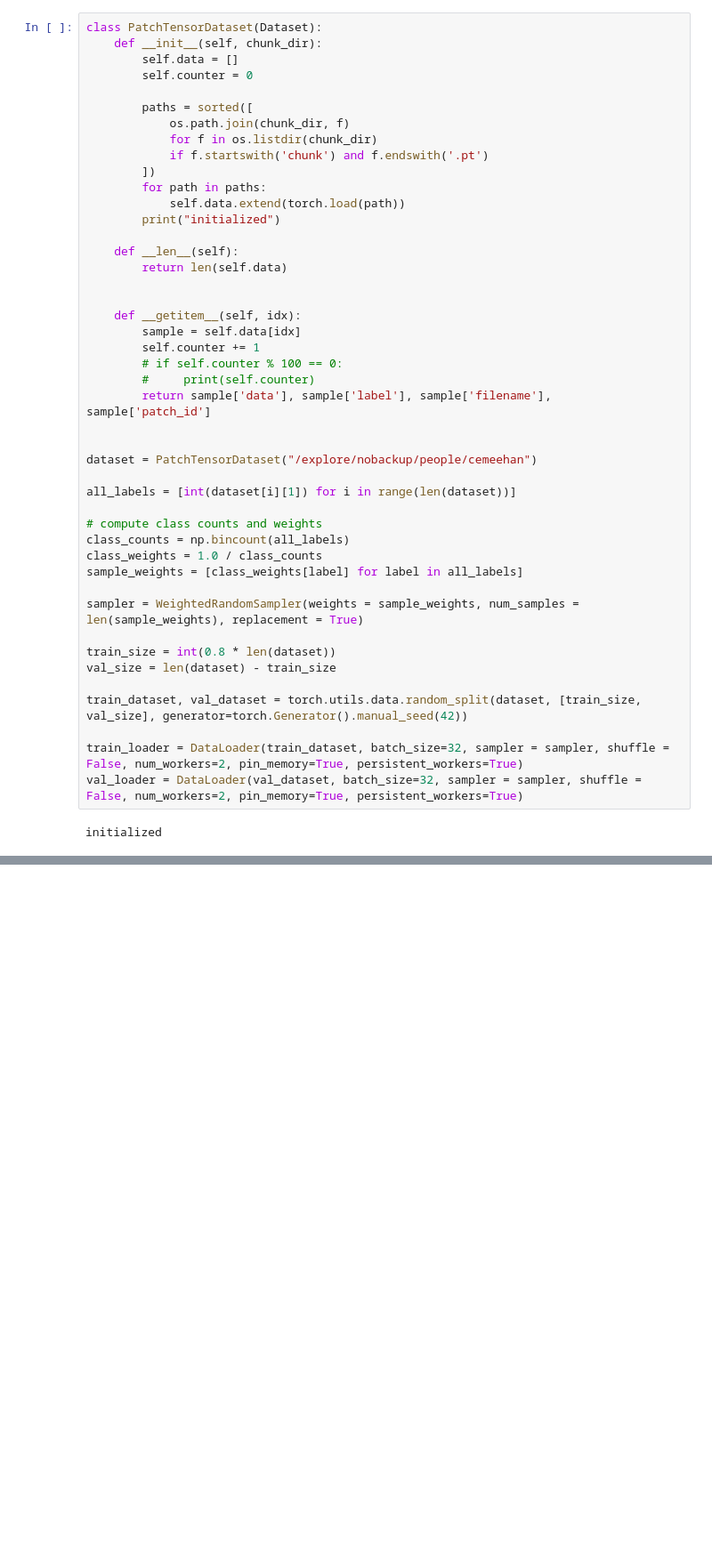
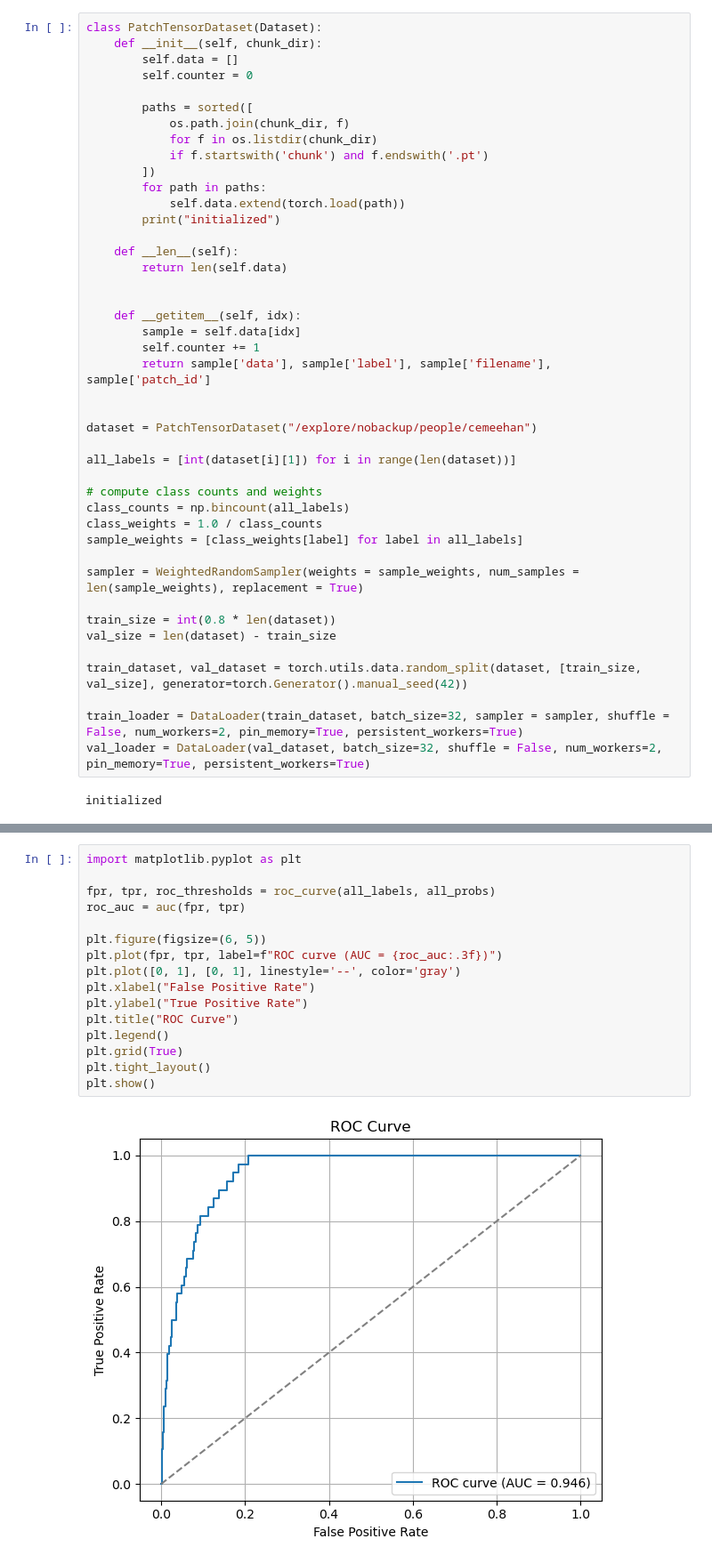
Before and after one commit to ClareMeehan/CrossHatch_CNN, a Jupyter notebook: Model.ipynb, the cells around one changed output, grey strips where cells are left out. Shown: that part at 89% size. Saved outputs shown, nothing was run; the diff lists cells and outputs as text; blank space fills up the shorter version.

```diff
--- a/Model.ipynb
+++ b/Model.ipynb
@@ -63,8 +63,6 @@ class PatchTensorDataset(Dataset):
     def __getitem__(self, idx):
         sample = self.data[idx]
         self.counter += 1
-        # if self.counter % 100 == 0:
-        #     print(self.counter)
         return sample['data'], sample['label'], sample['filename'], sample['patch_id']
 
 
@@ -85,7 +83,7 @@ val_size = len(dataset) - train_size
 train_dataset, val_dataset = torch.utils.data.random_split(dataset, [train_size, val_size], generator=torch.Generator().manual_seed(42))
 
 train_loader = DataLoader(train_dataset, batch_size=32, sampler = sampler, shuffle = False, num_workers=2, pin_memory=True, persistent_workers=True)
-val_loader = DataLoader(val_dataset, batch_size=32, sampler = sampler, shuffle = False, num_workers=2, pin_memory=True, persistent_workers=True)
+val_loader = DataLoader(val_dataset, batch_size=32, shuffle = False, num_workers=2, pin_memory=True, persistent_workers=True)
 # %% [output]
 initialized
 # %%
@@ -425,0 +404,18 @@ KeyboardInterrupt:
+# %%
+import matplotlib.pyplot as plt
+
+fpr, tpr, roc_thresholds = roc_curve(all_labels, all_probs)
+roc_auc = auc(fpr, tpr)
+
+plt.figure(figsize=(6, 5))
+plt.plot(fpr, tpr, label=f"ROC curve (AUC = {roc_auc:.3f})")
+plt.plot([0, 1], [0, 1], linestyle='--', color='gray')
+plt.xlabel("False Positive Rate")
+plt.ylabel("True Positive Rate")
+plt.title("ROC Curve")
+plt.legend()
+plt.grid(True)
+plt.tight_layout()
+plt.show()
+# %% [output]
+[figure, added]
```
Also changed, not shown: parts of 16 cells of this notebook, 1 other file.
